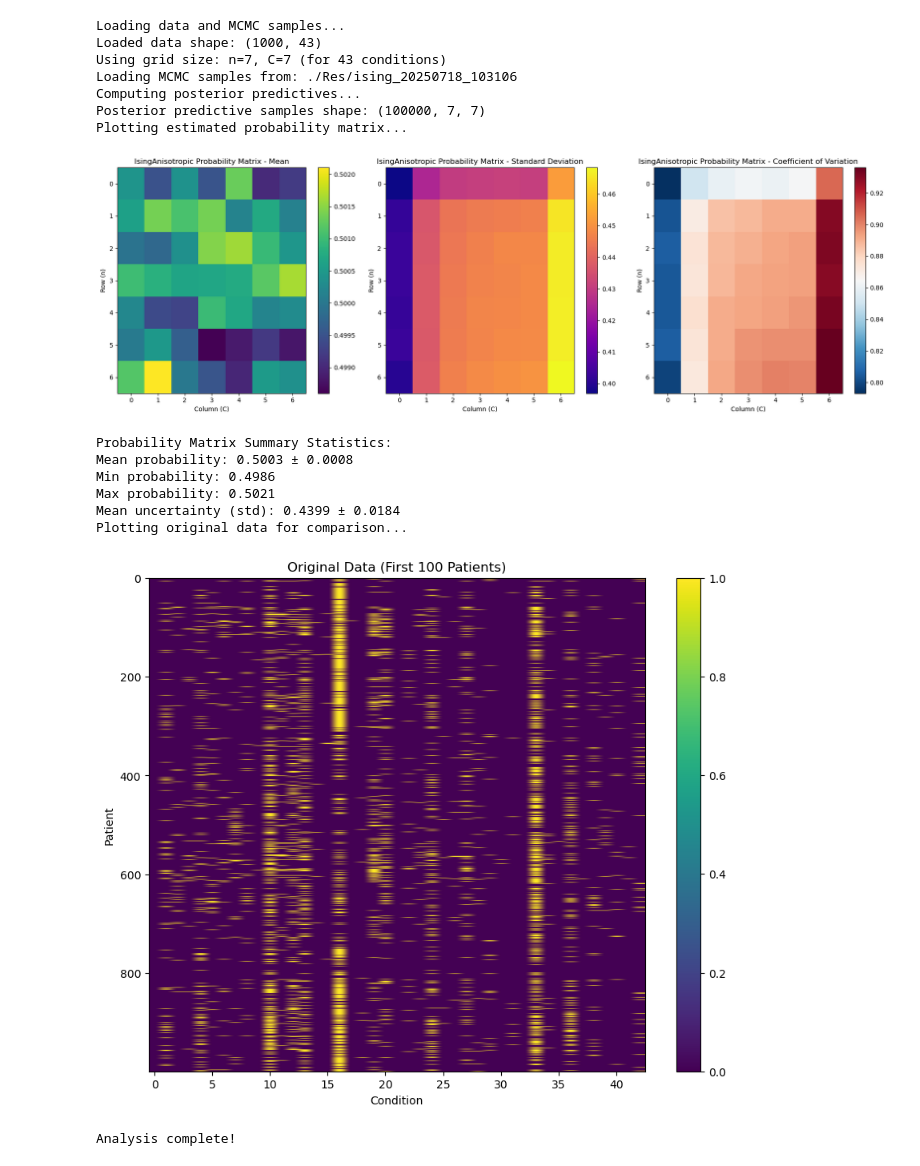
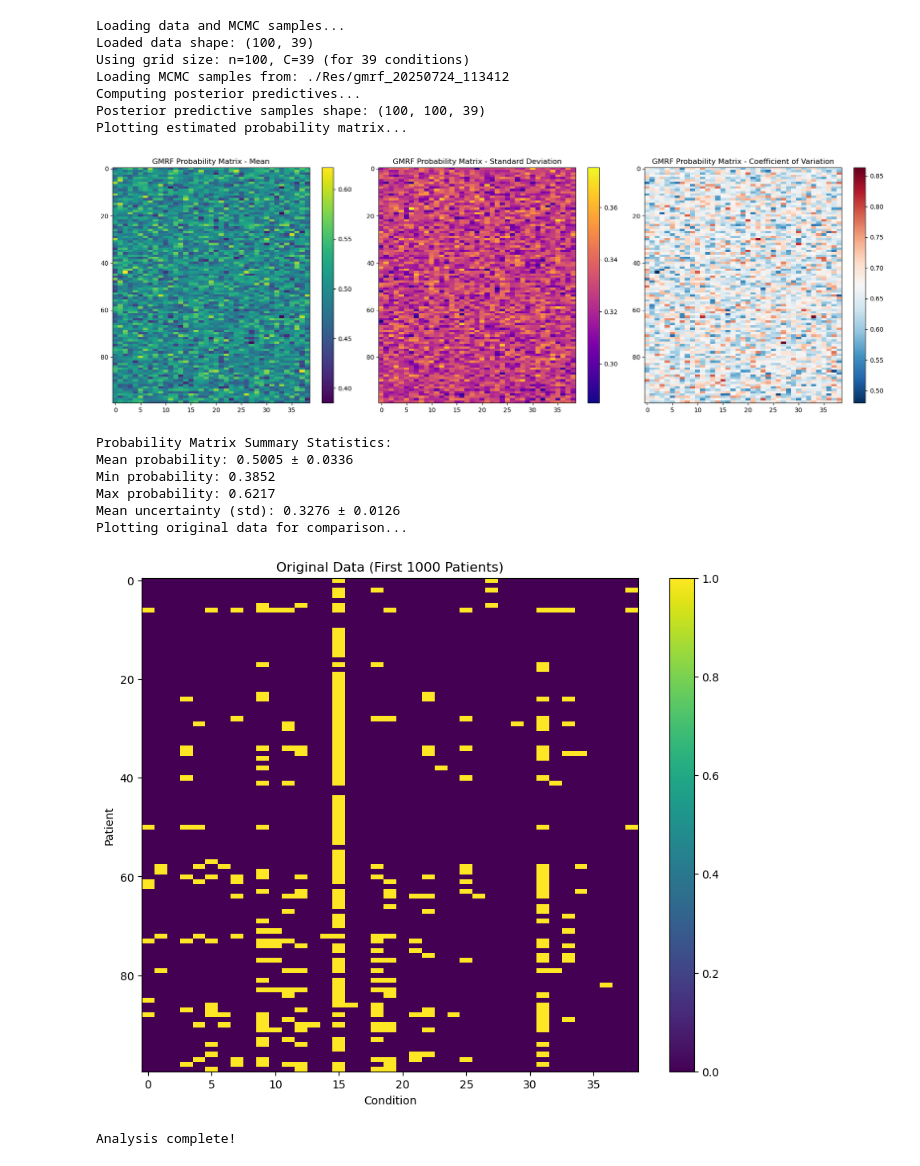
Before and after one commit to BernardoFL/PharmacyAlloc, a Jupyter notebook: model_analysis.ipynb, the cells around one changed output. Drawn from its saved outputs; the diff is of its cells as text; code cells hidden in the pictures.

```diff
--- a/model_analysis.ipynb
+++ b/model_analysis.ipynb
@@ -13,7 +13,7 @@ import os
 sys.path.append('./Source')
 sys.path.append('./_dependency')
 
-from Source.NumpyroDistributions import GMRFDistribution
+from NumpyroDistributions import GMRFDistribution
 from dataloader import load_data
 
 def load_mcmc_samples(results_dir_pattern="./Res/gmrf_*"):
@@ -65,48 +65,48 @@ def plot_estimated_matrix(probs_samples, title="Estimated Probability Matrix"):
     return probs_mean, probs_std
 
 # Main analysis
 print("Loading data and MCMC samples...")
-A, X_cov, condition_list = load_data(batch_size=1000)
+A, X_cov, condition_list = load_data(batch_size=100)
 if A.ndim == 3:
     A_data = A[:, :, 0]
 else:
     A_data = A
 print(f'Loaded data shape: {A_data.shape}')
 n_conditions = A_data.shape[1]
-n = int(np.ceil(np.sqrt(n_conditions)))
-C = int(np.ceil(n_conditions / n))
+n = A_data.shape[0]
+C = A_data.shape[1]
 print(f'Using grid size: n={n}, C={C} (for {n_conditions} conditions)')
 mcmc_samples = load_mcmc_samples(results_dir_pattern="./Res/gmrf_*")
 print('Computing posterior predictives...')
 probs_samples = get_gmrf_posterior_predictives(mcmc_samples, n, C, n_samples=100)
 print(f'Posterior predictive samples shape: {probs_samples.shape}')
 print('Plotting estimated probability matrix...')
 probs_mean, probs_std = plot_estimated_matrix(probs_samples, 'GMRF Probability Matrix')
 print('Plotting original data for comparison...')
 fig, ax = plt.subplots(figsize=(10, 8))
 im = ax.imshow(A_data, cmap='viridis', aspect='auto')
 ax.set_title('Original Data (First 1000 Patients)')
 ax.set_xlabel('Condition')
 ax.set_ylabel('Patient')
 plt.colorbar(im, ax=ax)
 plt.show()
 print('Analysis complete!')
 # %% [output]
 Loading data and MCMC samples...
-Loaded data shape: (1000, 43)
-Using grid size: n=7, C=7 (for 43 conditions)
-Loading MCMC samples from: ./Res/ising_20250718_103106
+Loaded data shape: (100, 39)
+Using grid size: n=100, C=39 (for 39 conditions)
+Loading MCMC samples from: ./Res/gmrf_20250724_113412
 Computing posterior predictives...
-Posterior predictive samples shape: (100000, 7, 7)
+Posterior predictive samples shape: (100, 100, 39)
 Plotting estimated probability matrix...
-[figure, old version]
+[figure, new version]
 Probability Matrix Summary Statistics:
-Mean probability: 0.5003 ± 0.0008
-Min probability: 0.4986
-Max probability: 0.5021
-Mean uncertainty (std): 0.4399 ± 0.0184
+Mean probability: 0.5005 ± 0.0336
+Min probability: 0.3852
+Max probability: 0.6217
+Mean uncertainty (std): 0.3276 ± 0.0126
 Plotting original data for comparison...
-[figure, old version]
+[figure, new version]
 Analysis complete!
 # %%
 # Confusion Matrix Analysis - Fixed Version
```
Also changed, not shown: parts of 3 cells of this notebook, 4 other files.
